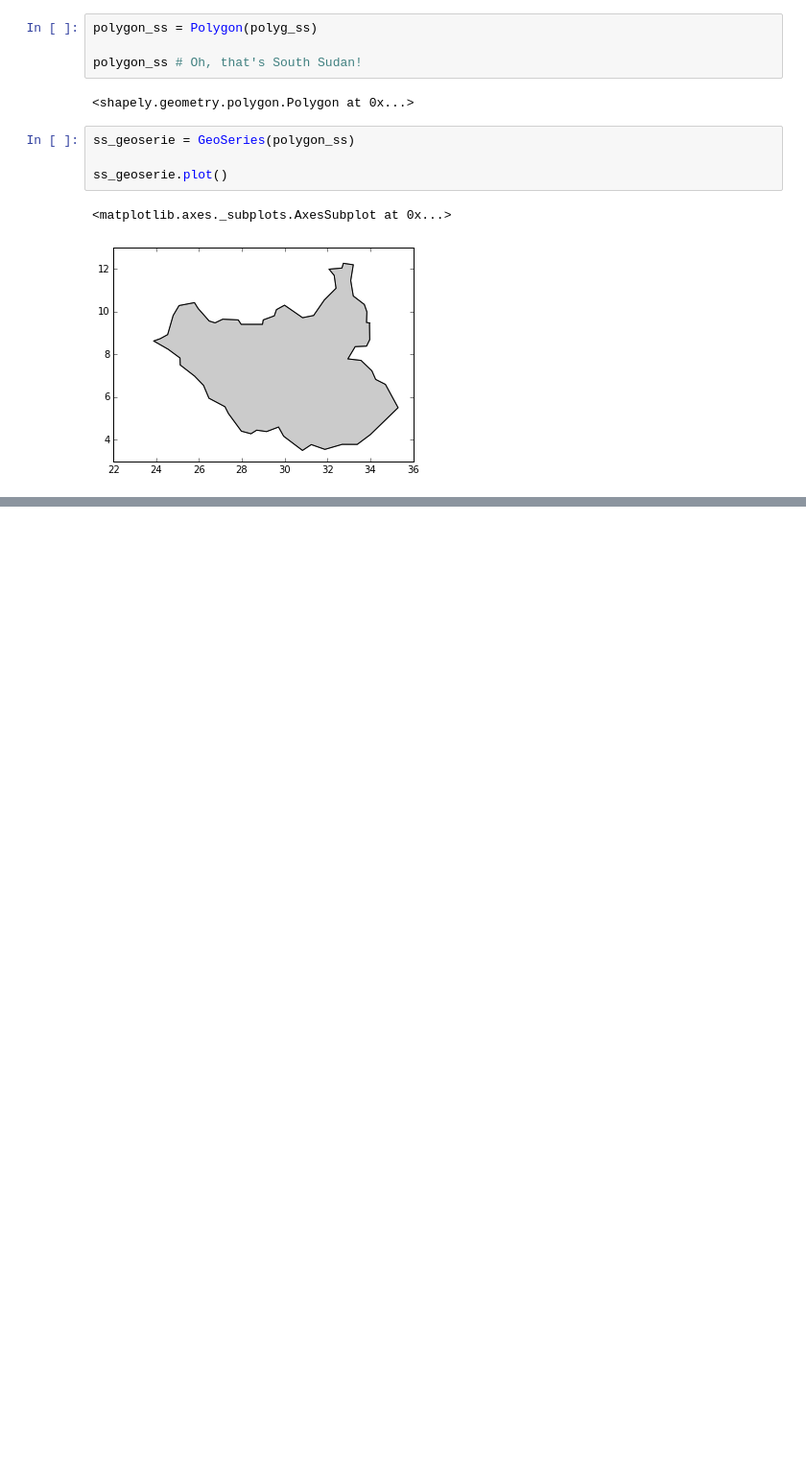
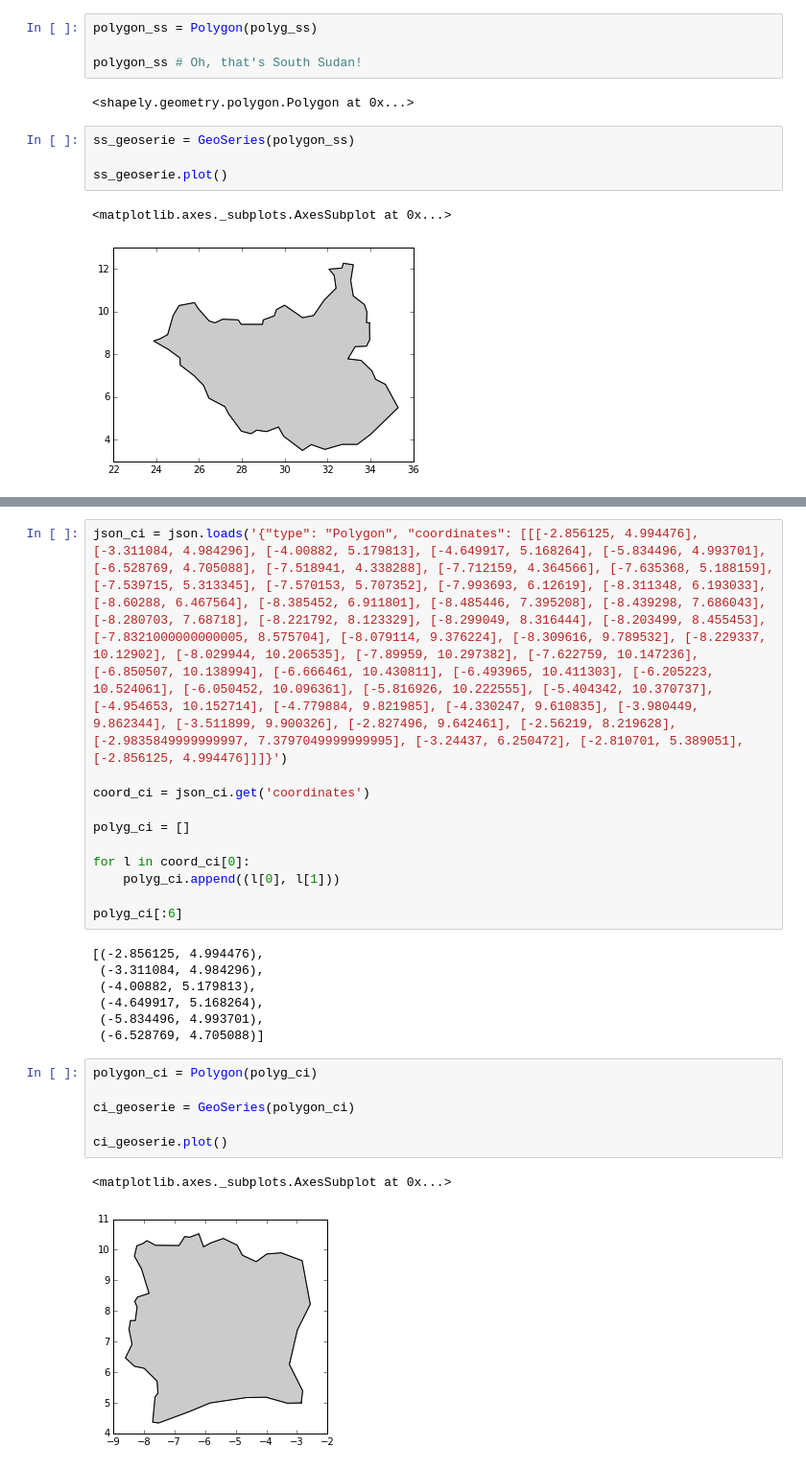
Before and after one commit to Eleonore9/ebola_outbreaks, a Jupyter notebook: 5_fix_geometry.ipynb, the cells around one changed output, grey strips where cells are left out. Shown at 96% size. Saved outputs shown, nothing was run; the diff lists cells and outputs as text; blank space fills up the shorter version.

Commit message:
Fixing CI polygon

```diff
--- a/5_fix_geometry.ipynb
+++ b/5_fix_geometry.ipynb
@@ -111,0 +136,27 @@ ss_geoserie.plot()
+# %%
+json_ci = json.loads('{"type": "Polygon", "coordinates": [[[-2.856125, 4.994476], [-3.311084, 4.984296], [-4.00882, 5.179813], [-4.649917, 5.168264], [-5.834496, 4.993701], [-6.528769, 4.705088], [-7.518941, 4.338288], [-7.712159, 4.364566], [-7.635368, 5.188159], [-7.539715, 5.313345], [-7.570153, 5.707352], [-7.993693, 6.12619], [-8.311348, 6.193033], [-8.60288, 6.467564], [-8.385452, 6.911801], [-8.485446, 7.395208], [-8.439298, 7.686043], [-8.280703, 7.68718], [-8.221792, 8.123329], [-8.299049, 8.316444], [-8.203499, 8.455453], [-7.8321000000000005, 8.575704], [-8.079114, 9.376224], [-8.309616, 9.789532], [-8.229337, 10.12902], [-8.029944, 10.206535], [-7.89959, 10.297382], [-7.622759, 10.147236], [-6.850507, 10.138994], [-6.666461, 10.430811], [-6.493965, 10.411303], [-6.205223, 10.524061], [-6.050452, 10.096361], [-5.816926, 10.222555], [-5.404342, 10.370737], [-4.954653, 10.152714], [-4.779884, 9.821985], [-4.330247, 9.610835], [-3.980449, 9.862344], [-3.511899, 9.900326], [-2.827496, 9.642461], [-2.56219, 8.219628], [-2.9835849999999997, 7.3797049999999995], [-3.24437, 6.250472], [-2.810701, 5.389051], [-2.856125, 4.994476]]]}')
+
+coord_ci = json_ci.get('coordinates')
+
+polyg_ci = []
+
+for l in coord_ci[0]:
+    polyg_ci.append((l[0], l[1]))
+
+polyg_ci[:6]
+# %% [output]
+[(-2.856125, 4.994476),
+ (-3.311084, 4.984296),
+ (-4.00882, 5.179813),
+ (-4.649917, 5.168264),
+ (-5.834496, 4.993701),
+ (-6.528769, 4.705088)]
+# %%
+polygon_ci = Polygon(polyg_ci)
+
+ci_geoserie = GeoSeries(polygon_ci)
+
+ci_geoserie.plot()
+# %% [output]
+<matplotlib.axes._subplots.AxesSubplot at 0x...>
+[figure, added]
```
Also changed, not shown: parts of 5 cells of this notebook, 1 other file.
